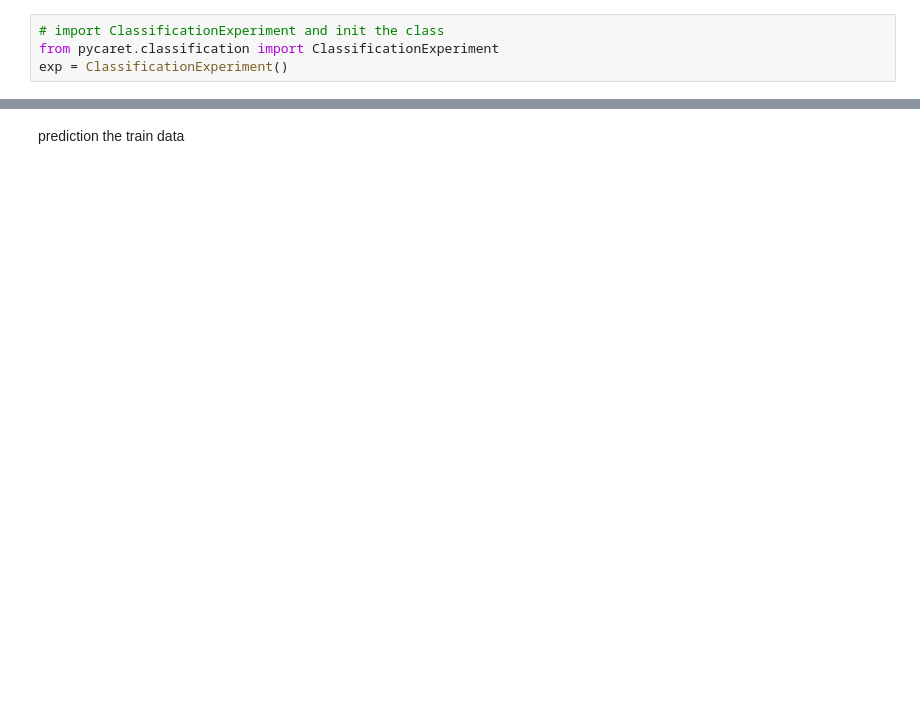
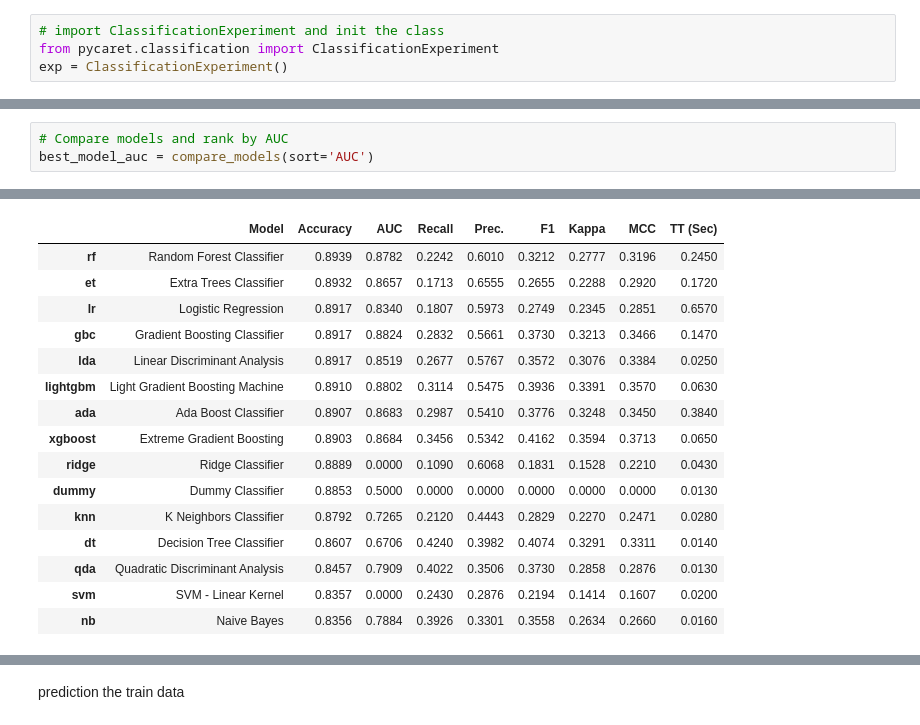
Before and after one commit to CodingForTheBlind/EExAI-hackathon, a Jupyter notebook: task summission.ipynb, the cells around one changed output, grey strips where cells are left out. Cells and saved outputs as stored; diff of their text form; blank space fills up the shorter version.

```diff
--- a/task summission.ipynb
+++ b/task summission.ipynb
@@ -585,0 +477,4 @@ best = compare_models()
+# %%
+# Compare models and rank by AUC
+best_model_auc = compare_models(sort='AUC')
+# %% [output]
@@ -585,0 +482,16 @@ best = compare_models()
+|  | Model | Accuracy | AUC | Recall | Prec. | F1 | Kappa | MCC | TT (Sec) |
+| rf | Random Forest Classifier | 0.8939 | 0.8782 | 0.2242 | 0.6010 | 0.3212 | 0.2777 | 0.3196 | 0.2450 |
+| et | Extra Trees Classifier | 0.8932 | 0.8657 | 0.1713 | 0.6555 | 0.2655 | 0.2288 | 0.2920 | 0.1720 |
+| lr | Logistic Regression | 0.8917 | 0.8340 | 0.1807 | 0.5973 | 0.2749 | 0.2345 | 0.2851 | 0.6570 |
+| gbc | Gradient Boosting Classifier | 0.8917 | 0.8824 | 0.2832 | 0.5661 | 0.3730 | 0.3213 | 0.3466 | 0.1470 |
+| lda | Linear Discriminant Analysis | 0.8917 | 0.8519 | 0.2677 | 0.5767 | 0.3572 | 0.3076 | 0.3384 | 0.0250 |
+| lightgbm | Light Gradient Boosting Machine | 0.8910 | 0.8802 | 0.3114 | 0.5475 | 0.3936 | 0.3391 | 0.3570 | 0.0630 |
+| ada | Ada Boost Classifier | 0.8907 | 0.8683 | 0.2987 | 0.5410 | 0.3776 | 0.3248 | 0.3450 | 0.3840 |
+| xgboost | Extreme Gradient Boosting | 0.8903 | 0.8684 | 0.3456 | 0.5342 | 0.4162 | 0.3594 | 0.3713 | 0.0650 |
+| ridge | Ridge Classifier | 0.8889 | 0.0000 | 0.1090 | 0.6068 | 0.1831 | 0.1528 | 0.2210 | 0.0430 |
+| dummy | Dummy Classifier | 0.8853 | 0.5000 | 0.0000 | 0.0000 | 0.0000 | 0.0000 | 0.0000 | 0.0130 |
+| knn | K Neighbors Classifier | 0.8792 | 0.7265 | 0.2120 | 0.4443 | 0.2829 | 0.2270 | 0.2471 | 0.0280 |
+| dt | Decision Tree Classifier | 0.8607 | 0.6706 | 0.4240 | 0.3982 | 0.4074 | 0.3291 | 0.3311 | 0.0140 |
+| qda | Quadratic Discriminant Analysis | 0.8457 | 0.7909 | 0.4022 | 0.3506 | 0.3730 | 0.2858 | 0.2876 | 0.0130 |
+| svm | SVM - Linear Kernel | 0.8357 | 0.0000 | 0.2430 | 0.2876 | 0.2194 | 0.1414 | 0.1607 | 0.0200 |
+| nb | Naive Bayes | 0.8356 | 0.7884 | 0.3926 | 0.3301 | 0.3558 | 0.2634 | 0.2660 | 0.0160 |
```
Also changed, not shown: parts of 21 cells of this notebook, 2 other files.
